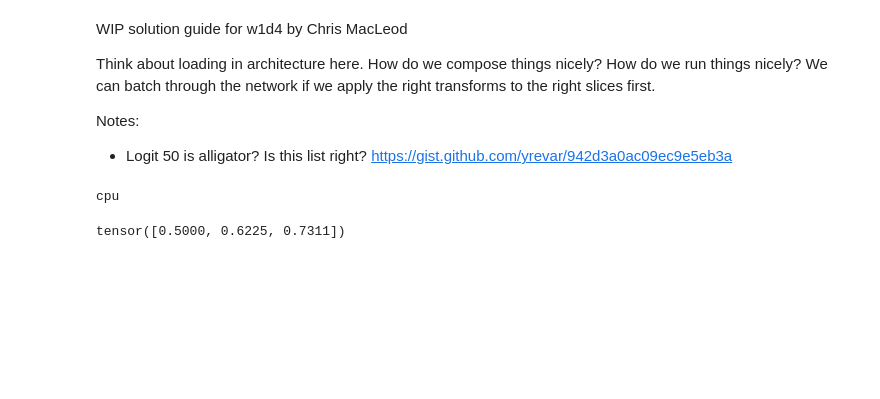
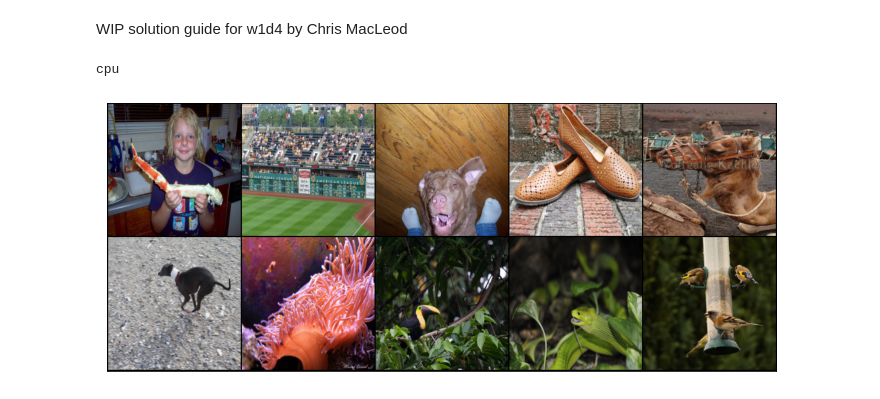
Before and after one commit to redwoodresearch/mlab, a Jupyter notebook: days/w1d4/w1d4_sol.ipynb, the cells around one changed output. Cells and saved outputs as stored; diff of their text form; code cells hidden in the pictures; blank space fills up the shorter version.

```diff
--- a/days/w1d4/w1d4_sol.ipynb
+++ b/days/w1d4/w1d4_sol.ipynb
@@ -1,31 +1,22 @@
-# %% [markdown]
-WIP solution guide for w1d4 by Chris MacLeod
-
-Think about loading in architecture here. How do we compose things nicely? How do we run things nicely?
-We can batch through the network if we apply the right transforms to the right slices first.
-
-Notes:
-- Logit 50 is alligator? Is this list right? https://gist.github.com/yrevar/942d3a0ac09ec9e5eb3a
+# %% [markdown]
+WIP solution guide for w1d4 by Chris MacLeod
 # %%
 import einops
 import matplotlib.pyplot as plt
 import torch
-import tqdm
+import tqdm.notebook
 from torchvision import models
 from torchvision.utils import make_grid
-from torchvision.transforms import ColorJitter, RandomAffine, Compose
+from torchvision.transforms import ColorJitter, RandomAffine
 import pandas as pd
 
 plt.rcParams["figure.figsize"] = (12, 12)
-
-# CM: The channels are in RGB order? How to find this out if you don't know?
-# CM: why Resnet? Worth comparing others?
+DEVICE = torch.device("cuda:0" if torch.cuda.is_available() else "cpu")
+print(DEVICE)
 model = models.resnet34(pretrained=True)
 model.eval()
 device = 'cuda' if torch.cuda.is_available() else 'cpu'
-model.to(device)
-print(device)
-
+model.to(DEVICE)
 
 def imshow(img, fig=None):
     if fig is None:
@@ -33,16 +24,22 @@ def imshow(img, fig=None):
     if len(img.shape) == 4:
         img = img.squeeze(0)
     # CM: are these labeled wrong? I thought height comes before width?
-    img_reshaped = einops.rearrange(img, 'c w h -> w h c')
+    img_reshaped = einops.rearrange(img, 'c h w -> h w c')
     # CM: why do we need detach here?
     ax.imshow(img_reshaped.detach())
     ax.set(xticks=[], yticks=[])
 # %% [output]
 cpu
-# %%
-torch.sigmoid(torch.tensor([0, 0.5, 1]))
-# %% [output]
-tensor([0.5000, 0.6225, 0.7311])
+# %%
+# TODO: don't have this on GPU in the first place
+# Time permitting students could form the decorrelation matrix themselves
+# instead of having magic numbers
+examples = torch.load('imagenet-batch.pt', map_location=torch.device('cpu'))
+# Exercise: which channels are red, green, and blue? Verify visually.
+#examples[:, 0:2] = 0
+imshow(make_grid(examples[:10], nrow=5))
+# %% [output]
+[figure, added]
 # %%
 from torch import nn
 
```
Also changed, not shown: parts of 13 cells of this notebook.
